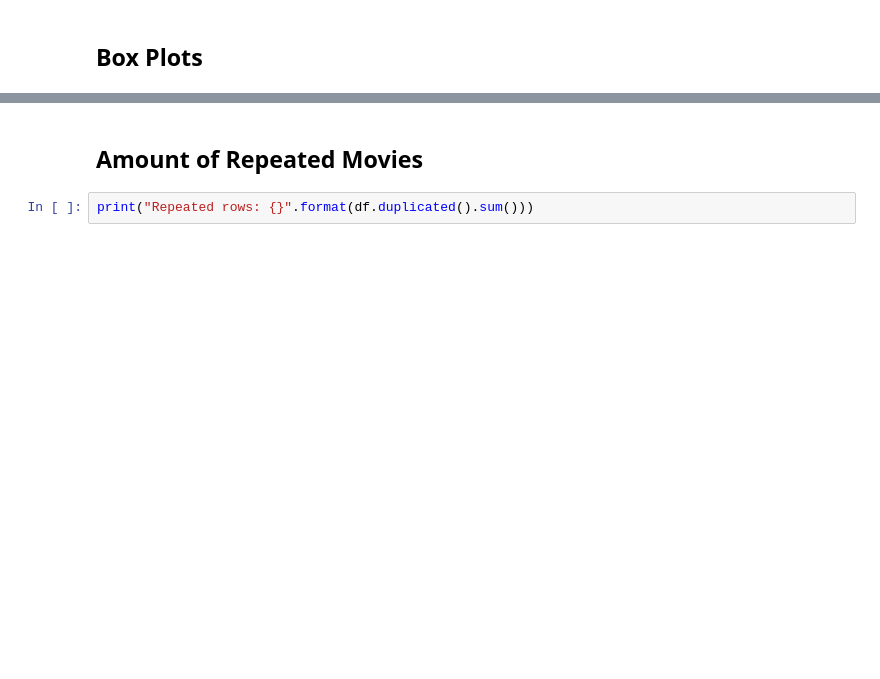
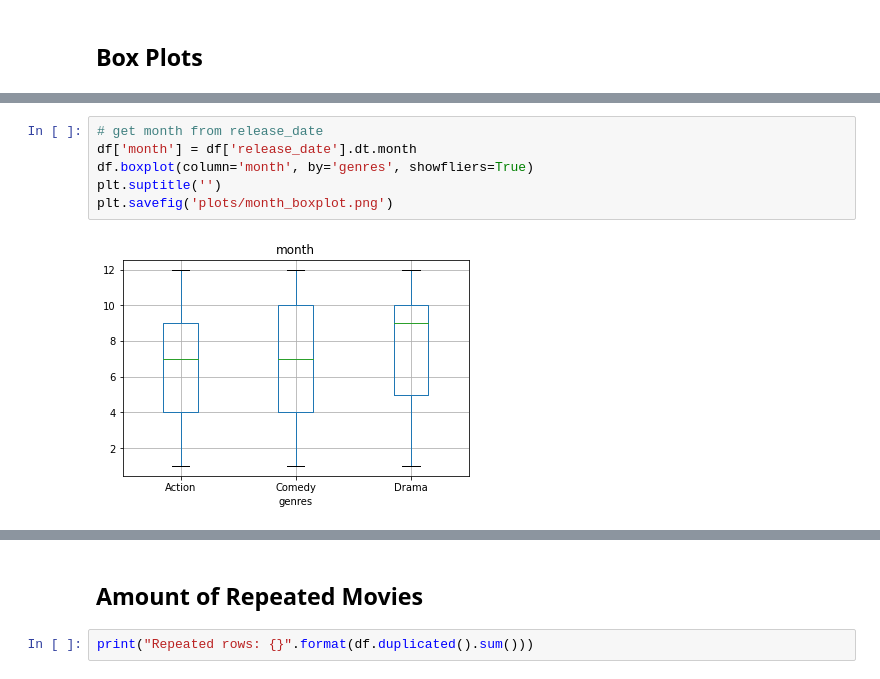
Before and after one commit to matiapa/itba-ml, a Jupyter notebook: TP4/data_analysis.ipynb, the cells around one changed output, grey strips where cells are left out. Drawn from its saved outputs; the diff is of its cells as text; blank space fills up the shorter version.

```diff
--- a/TP4/data_analysis.ipynb
+++ b/TP4/data_analysis.ipynb
@@ -128,0 +78,8 @@ for col in df.columns:
+# %%
+# get month from release_date
+df['month'] = df['release_date'].dt.month
+df.boxplot(column='month', by='genres', showfliers=True)
+plt.suptitle('')
+plt.savefig('plots/month_boxplot.png')
+# %% [output]
+[figure, added]
```
Also changed, not shown: parts of 18 cells of this notebook, 4 other files.
